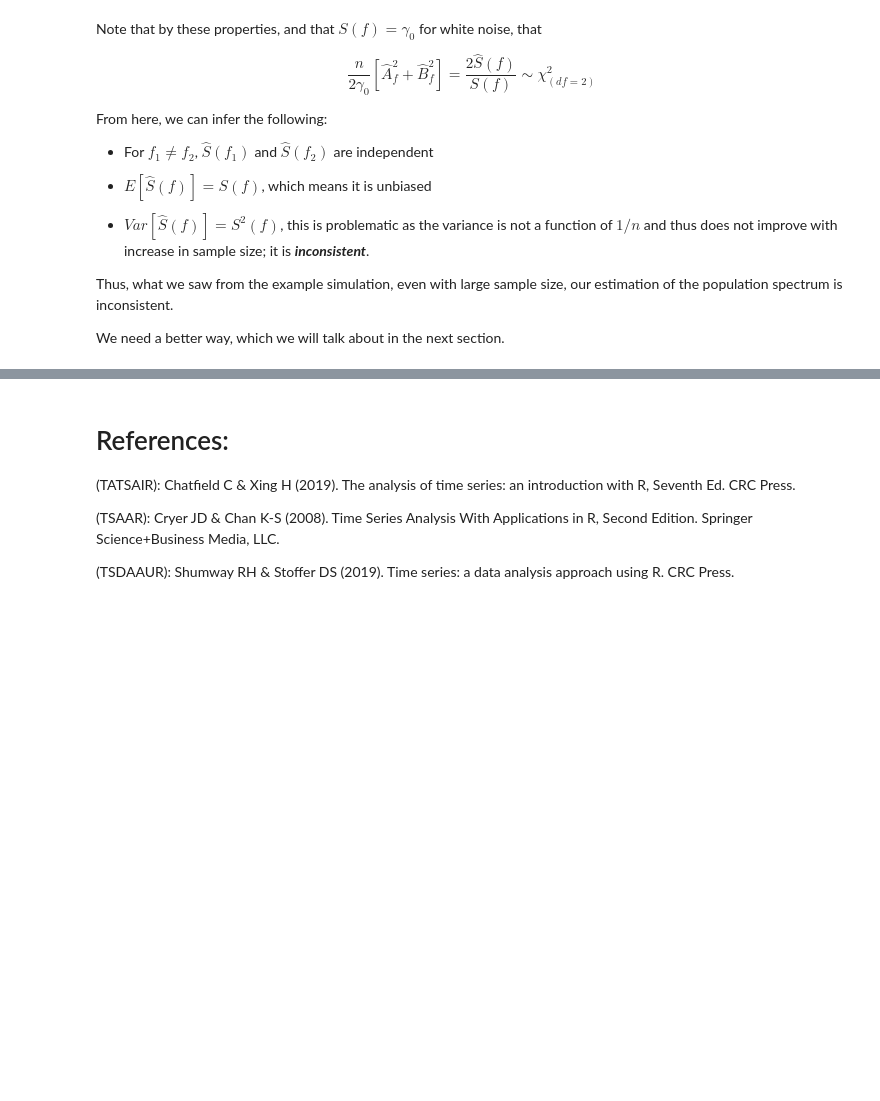
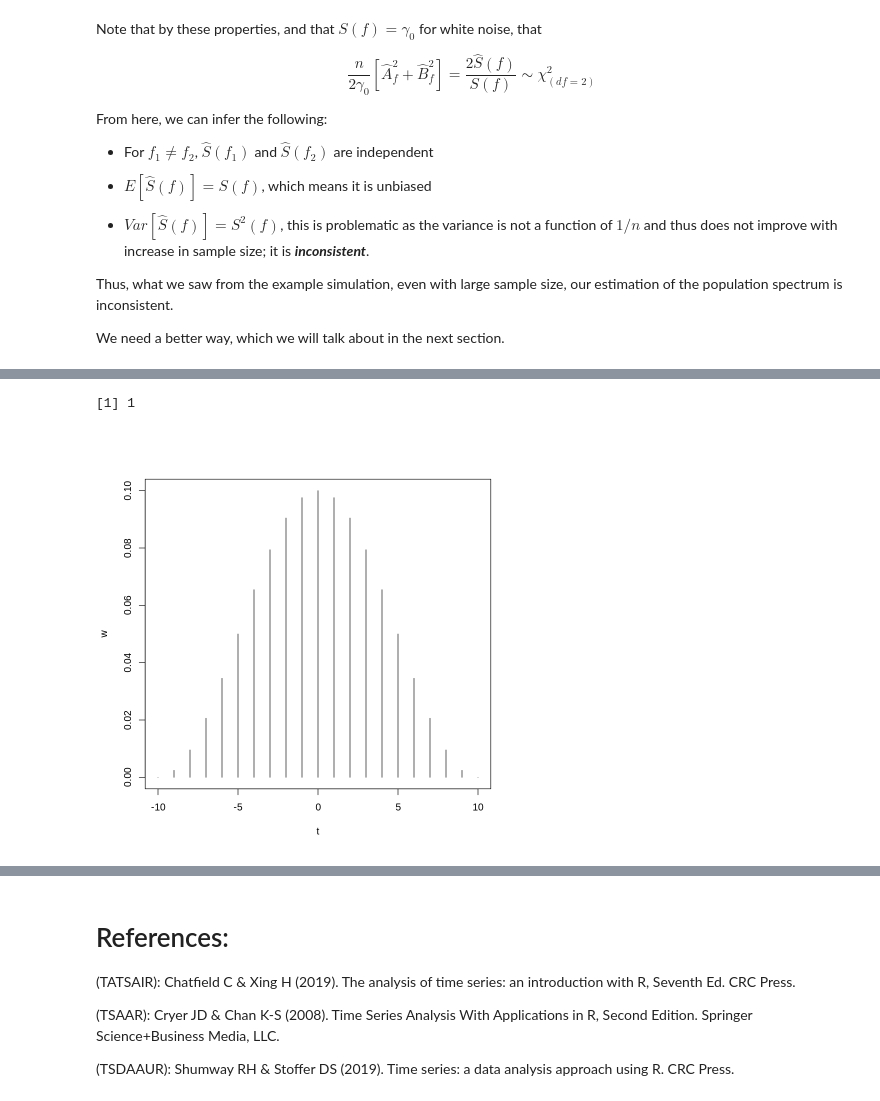
Before and after one commit to pacayton/Stat_268_Advanced_Time_Series_Analysis, a Jupyter notebook: Stat_268_Week_3_4_Freq_Domain_Spectral_Analysis.ipynb, the cells around one changed output, grey strips where cells are left out. Cells and saved outputs as stored; diff of their text form; code cells hidden in the pictures; blank space fills up the shorter version.

```diff
--- a/Stat_268_Week_3_4_Freq_Domain_Spectral_Analysis.ipynb
+++ b/Stat_268_Week_3_4_Freq_Domain_Spectral_Analysis.ipynb
@@ -888,0 +998,12 @@ We need a better way, which we will talk about in the next section.
+# %%
+## Example Tukey Window
+
+M <- 10
+t <- seq(-M, M, by = 1)
+
+w <- 0.5 * (1 +cos(pi*t/M)) / M
+
+plot(t,w, type = "h")
+# %% [output]
+[1] 1
+[figure, added]
```
Also changed, not shown: parts of 10 cells of this notebook.
